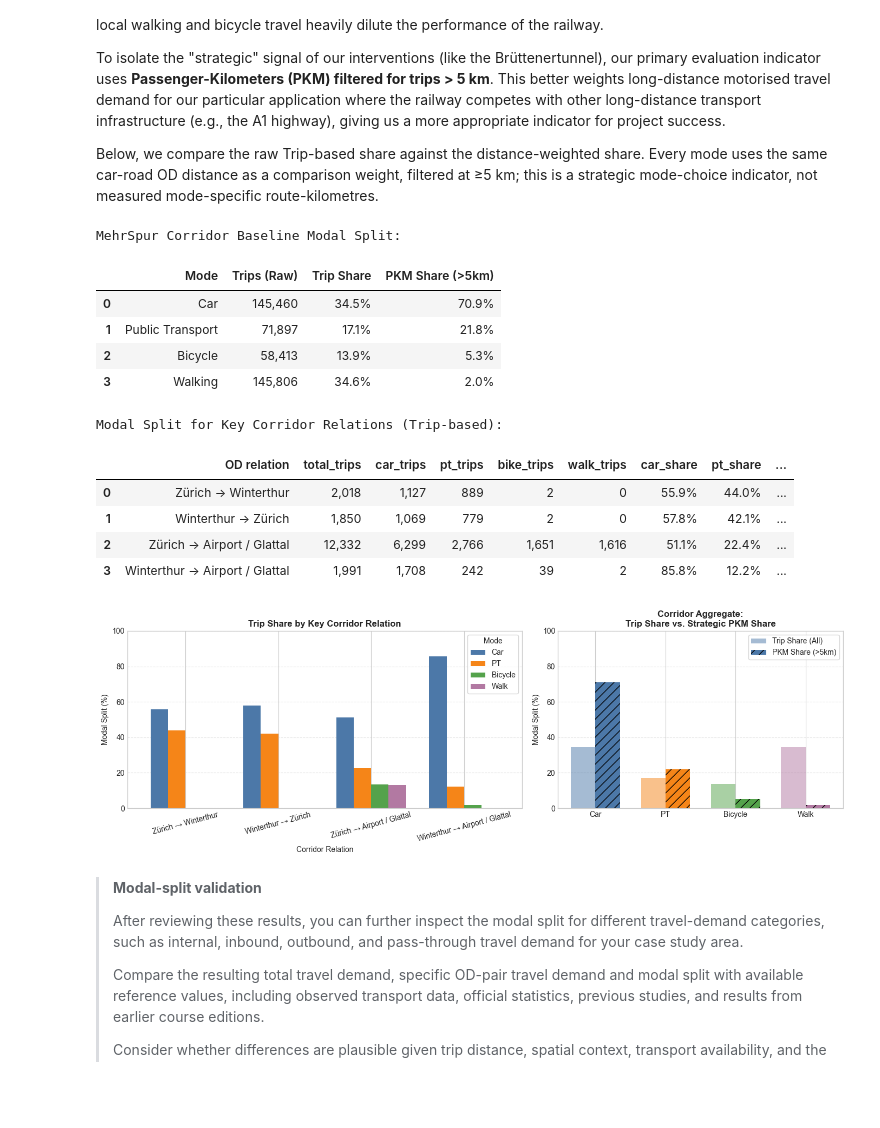
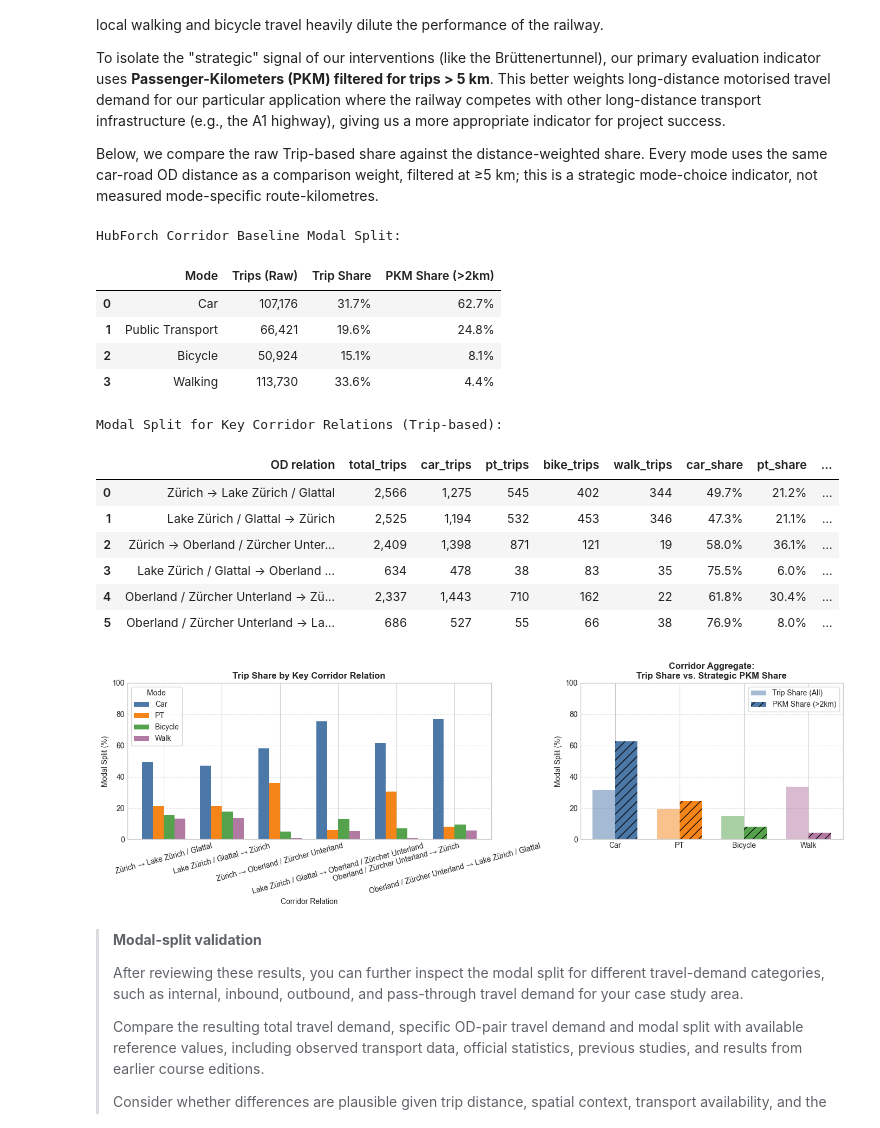
Before and after one commit to Ladina8/IP-HS26-MehrSpur-CaseStudy, a Jupyter notebook: notebooks/02_system_modeling.ipynb, the cells around one changed output. Cells and saved outputs as stored; diff of their text form; code cells hidden in the pictures; blank space fills up the shorter version.

```diff
--- a/notebooks/02_system_modeling.ipynb
+++ b/notebooks/02_system_modeling.ipynb
@@ -570,42 +570,45 @@ split_data = [
         "Mode": "Car",
         "Trips (Raw)": metrics_stage0["car_trips"],
         "Trip Share": metrics_stage0["car_share_trips"],
-        "PKM Share (>5km)": metrics_stage0["car_share"],
+        "PKM Share (>2km)": metrics_stage0["car_share"],
     },
     {
         "Mode": "Public Transport",
         "Trips (Raw)": metrics_stage0["pt_trips"],
         "Trip Share": metrics_stage0["pt_share_trips"],
-        "PKM Share (>5km)": metrics_stage0["pt_share"],
+        "PKM Share (>2km)": metrics_stage0["pt_share"],
     },
     {
         "Mode": "Bicycle",
         "Trips (Raw)": metrics_stage0["bike_trips"],
         "Trip Share": metrics_stage0["bike_share_trips"],
-        "PKM Share (>5km)": metrics_stage0["bike_share"],
+        "PKM Share (>2km)": metrics_stage0["bike_share"],
     },
     {
         "Mode": "Walking",
         "Trips (Raw)": metrics_stage0["walk_trips"],
         "Trip Share": metrics_stage0["walk_share_trips"],
-        "PKM Share (>5km)": metrics_stage0["walk_share"],
+        "PKM Share (>2km)": metrics_stage0["walk_share"],
     },
 ]
 
 corridor_split = pd.DataFrame(split_data)
-print("MehrSpur Corridor Baseline Modal Split:")
+print("HubForch Corridor Baseline Modal Split:")
 display(corridor_split.style.format({
     "Trips (Raw)": "{:,.0f}",
     "Trip Share": "{:.1%}",
-    "PKM Share (>5km)": "{:.1%}"
+    "PKM Share (>2km)": "{:.1%}"
 }))
 
 # 2. Modal split for key corridor relations (Raw Trips)
 key_pairs = [
-    ("Zürich", "Winterthur"),
-    ("Winterthur", "Zürich"),
-    ("Zürich", "Airport / Glattal"),
-    ("Winterthur", "Airport / Glattal"),
+    ("Zürich", "Lake Zürich"),
+    ("Lake Zürich", "Zürich"),
+    ("Zürich", "Oberland"),
+    ("Lake Zürich", "Oberland"),
+    ("Oberland", "Zürich"),
+    ("Oberland", "Lake Zürich")
+
 ]
 od_split = tmi.corridor_od_summary(ctx, res_stage0, key_pairs, macro_regions=p.CORRIDOR_REGIONS)
 print("\nModal Split for Key Corridor Relations (Trip-based):")
@@ -632,45 +635,47 @@ fig, axes = plt.subplots(1, 2, figsize=(14, 4.8), gridspec_kw={"width_ratios": [
 plot_data = od_split.set_index("OD relation")[mode_cols].mul(100)
 plot_data.columns = mode_names
 plot_data.plot(kind="bar", ax=axes[0], color=colors, width=0.75, edgecolor="none")
 axes[0].set_title("Trip Share by Key Corridor Relation", fontsize=12, fontweight="bold")
 axes[0].set_xlabel("Corridor Relation", fontsize=10)
 axes[0].set_ylabel("Modal Split (%)", fontsize=10)
 axes[0].set_ylim(0, 100)
 axes[0].tick_params(axis="x", rotation=15)
 axes[0].legend(title="Mode", frameon=True)
 axes[0].grid(axis="y", linestyle="--", alpha=0.5)
 
 # --- Right Plot: PKM vs Trip Share Comparison ---
 x_indices = np.arange(len(mode_names))
 width = 0.35
 
 axes[1].bar(x_indices - width/2, corridor_split["Trip Share"].mul(100), width, label='Trip Share (All)', color=[c for c in colors], alpha=0.5)
-axes[1].bar(x_indices + width/2, corridor_split["PKM Share (>5km)"].mul(100), width, label='PKM Share (>5km)', color=colors, hatch="//")
+axes[1].bar(x_indices + width/2, corridor_split["PKM Share (>2km)"].mul(100), width, label='PKM Share (>2km)', color=colors, hatch="//")
 
 axes[1].set_title("Corridor Aggregate:\nTrip Share vs. Strategic PKM Share", fontsize=12, fontweight="bold")
 axes[1].set_xticks(x_indices)
 axes[1].set_xticklabels(mode_names)
 axes[1].set_ylabel("Modal Split (%)", fontsize=10)
 axes[1].set_ylim(0, 100)
 axes[1].grid(axis="y", linestyle="--", alpha=0.5)
 axes[1].legend(loc="upper right", frameon=True)
 
 plt.tight_layout()
 plt.show()
 # %% [output]
-MehrSpur Corridor Baseline Modal Split:
+HubForch Corridor Baseline Modal Split:
-|  | Mode | Trips (Raw) | Trip Share | PKM Share (>5km) |
-| 0 | Car | 145,460 | 34.5% | 70.9% |
-| 1 | Public Transport | 71,897 | 17.1% | 21.8% |
-| 2 | Bicycle | 58,413 | 13.9% | 5.3% |
-| 3 | Walking | 145,806 | 34.6% | 2.0% |
+|  | Mode | Trips (Raw) | Trip Share | PKM Share (>2km) |
+| 0 | Car | 107,176 | 31.7% | 62.7% |
+| 1 | Public Transport | 66,421 | 19.6% | 24.8% |
+| 2 | Bicycle | 50,924 | 15.1% | 8.1% |
+| 3 | Walking | 113,730 | 33.6% | 4.4% |
 Modal Split for Key Corridor Relations (Trip-based):
 |  | OD relation | total_trips | car_trips | pt_trips | bike_trips | walk_trips | car_share | pt_share | ... |
-| 0 | Zürich → Winterthur | 2,018 | 1,127 | 889 | 2 | 0 | 55.9% | 44.0% | ... |
-| 1 | Winterthur → Zürich | 1,850 | 1,069 | 779 | 2 | 0 | 57.8% | 42.1% | ... |
-| 2 | Zürich → Airport / Glattal | 12,332 | 6,299 | 2,766 | 1,651 | 1,616 | 51.1% | 22.4% | ... |
-| 3 | Winterthur → Airport / Glattal | 1,991 | 1,708 | 242 | 39 | 2 | 85.8% | 12.2% | ... |
+| 0 | Zürich → Lake Zürich / Glattal | 2,566 | 1,275 | 545 | 402 | 344 | 49.7% | 21.2% | ... |
+| 1 | Lake Zürich / Glattal → Zürich | 2,525 | 1,194 | 532 | 453 | 346 | 47.3% | 21.1% | ... |
+| 2 | Zürich → Oberland / Zürcher Unter... | 2,409 | 1,398 | 871 | 121 | 19 | 58.0% | 36.1% | ... |
+| 3 | Lake Zürich / Glattal → Oberland ... | 634 | 478 | 38 | 83 | 35 | 75.5% | 6.0% | ... |
+| 4 | Oberland / Zürcher Unterland → Zü... | 2,337 | 1,443 | 710 | 162 | 22 | 61.8% | 30.4% | ... |
+| 5 | Oberland / Zürcher Unterland → La... | 686 | 527 | 55 | 66 | 38 | 76.9% | 8.0% | ... |
-[figure, old version]
+[figure, new version]
 # %% [markdown]
 > **Modal-split validation**
 >
```
Also changed, not shown: parts of 3 cells of this notebook, 2 other files.
